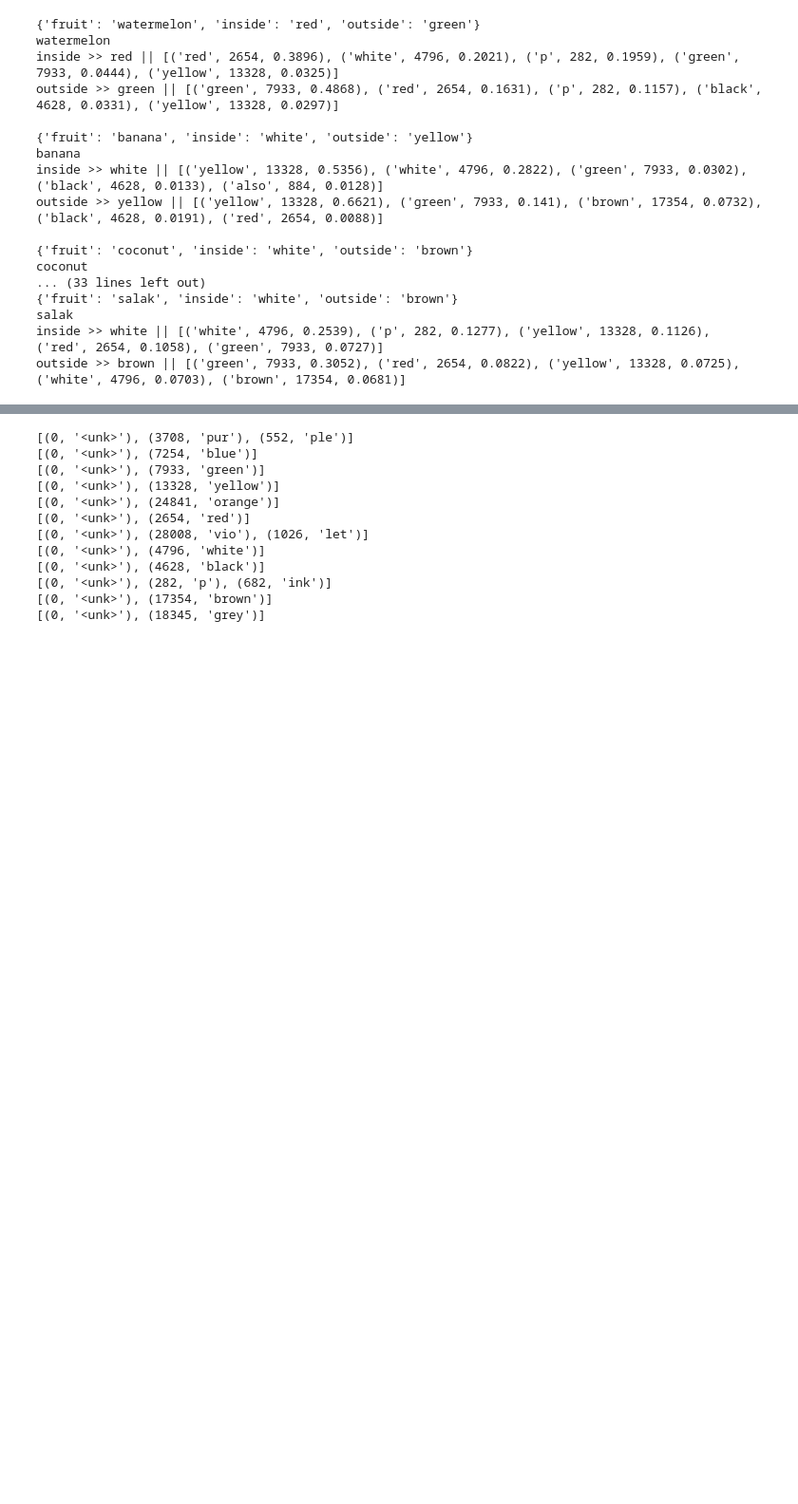
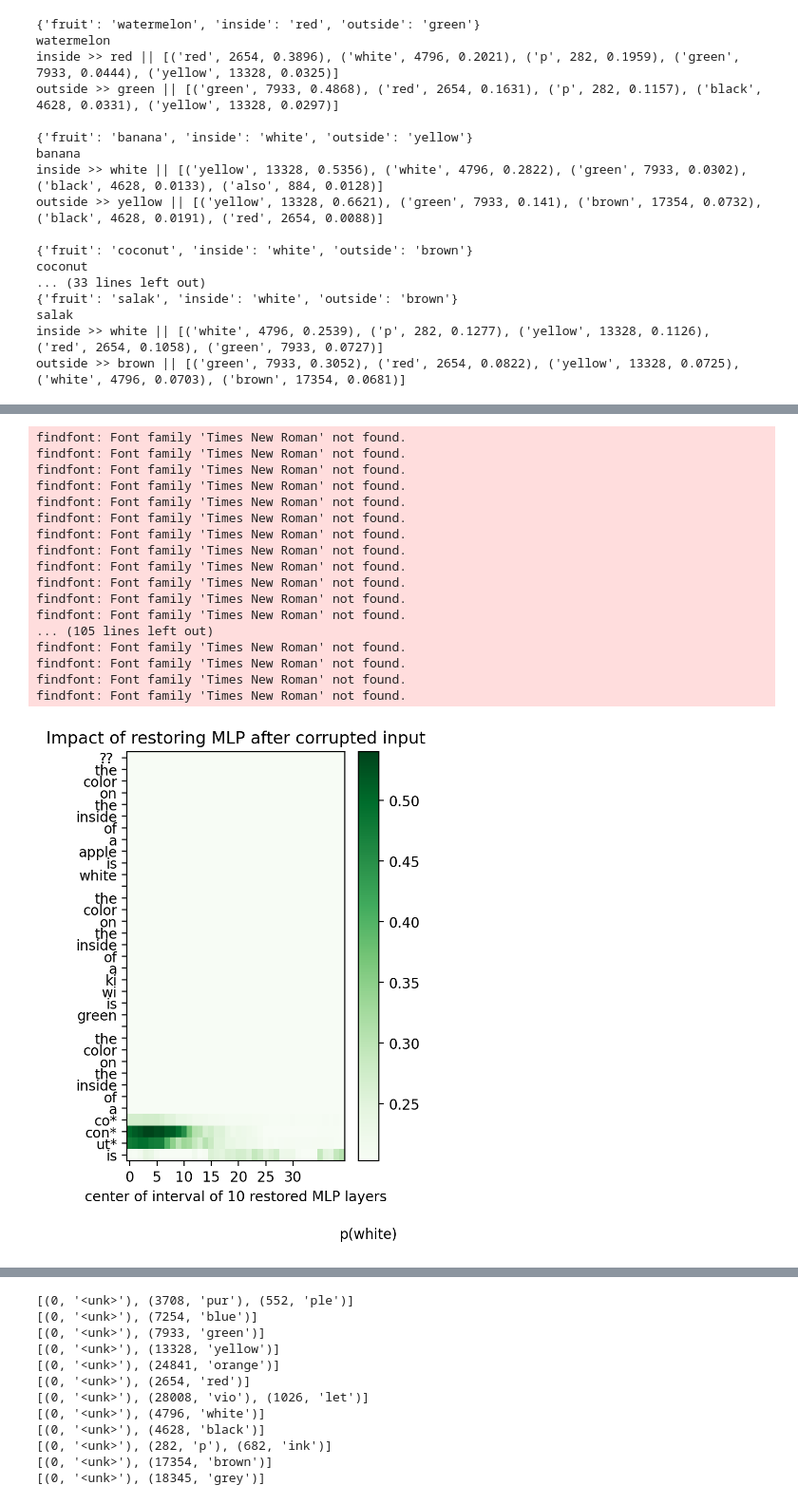
Before and after one commit to evandez/relations, a Jupyter notebook: notebooks/disambiguating_llama.ipynb, the cells around one changed output, grey strips where cells are left out. Shown at 95% size. Drawn from its saved outputs; the diff is of its cells as text; code cells hidden in the pictures; blank space fills up the shorter version.

```diff
--- a/notebooks/disambiguating_llama.ipynb
+++ b/notebooks/disambiguating_llama.ipynb
@@ -305,0 +202,21 @@ findfont: Font family 'Times New Roman' not found.
+# %%
+plot_all_flow(mt, prompt, subject, modelname = "LLaMa-13b")
+# %% [output]
+findfont: Font family 'Times New Roman' not found.
+findfont: Font family 'Times New Roman' not found.
+findfont: Font family 'Times New Roman' not found.
+findfont: Font family 'Times New Roman' not found.
+findfont: Font family 'Times New Roman' not found.
+findfont: Font family 'Times New Roman' not found.
+findfont: Font family 'Times New Roman' not found.
+findfont: Font family 'Times New Roman' not found.
+findfont: Font family 'Times New Roman' not found.
+findfont: Font family 'Times New Roman' not found.
+findfont: Font family 'Times New Roman' not found.
+findfont: Font family 'Times New Roman' not found.
+... (105 lines left out)
+findfont: Font family 'Times New Roman' not found.
+findfont: Font family 'Times New Roman' not found.
+findfont: Font family 'Times New Roman' not found.
+findfont: Font family 'Times New Roman' not found.
+[figure, added]
```
Also changed, not shown: parts of 28 cells of this notebook.
